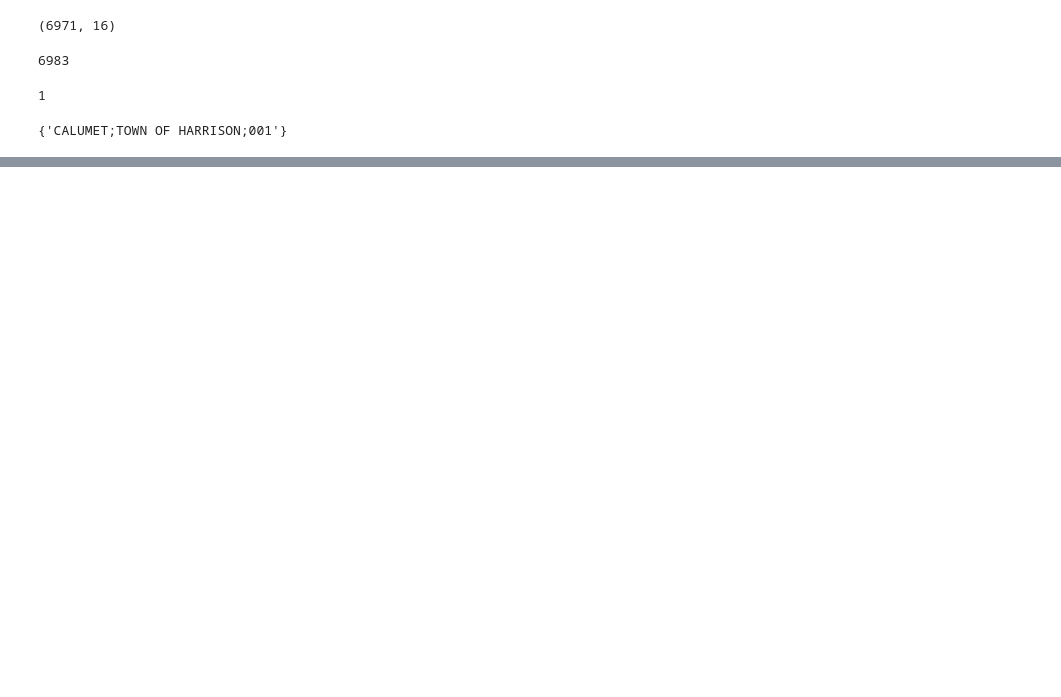
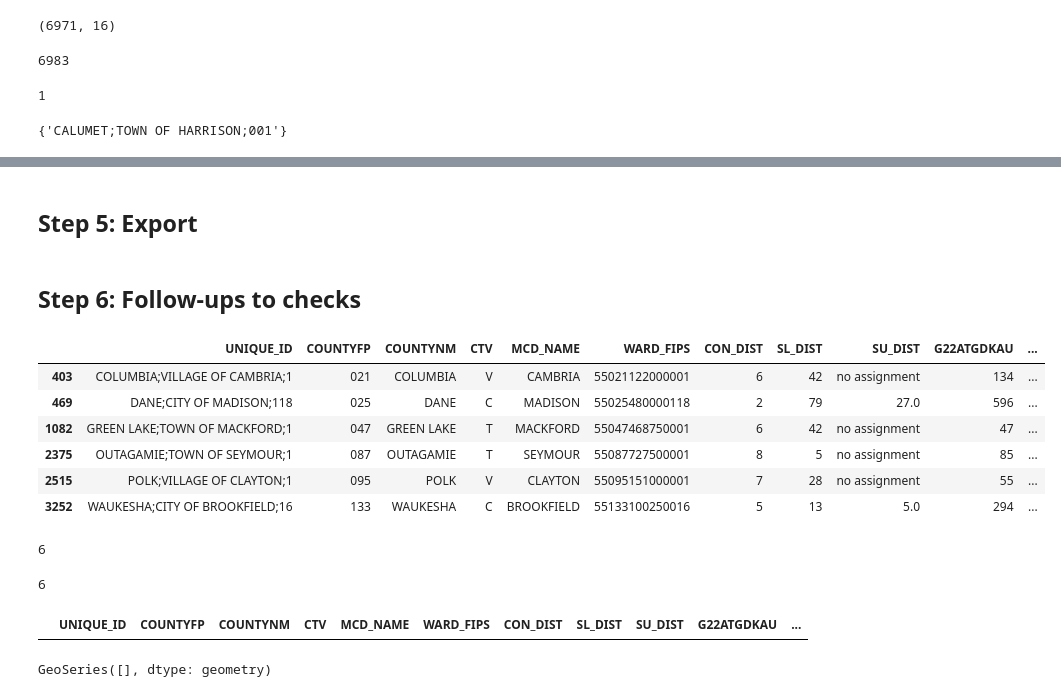
Before and after one commit to nonpartisan-redistricting-datahub/pber_collection, a Jupyter notebook: WI/2022/wi_pber_v0.ipynb, the cells around one changed output, grey strips where cells are left out. Saved outputs shown, nothing was run; the diff lists cells and outputs as text; code cells hidden in the pictures; blank space fills up the shorter version.

```diff
--- a/WI/2022/wi_pber_v0.ipynb
+++ b/WI/2022/wi_pber_v0.ipynb
@@ -407,0 +284,25 @@ test_merge.merge(ru_gdf, how="outer", left_on="county_mcd_ward", right_on="RU_as
+# %%
+#Step 1: Join gdf<>df
+from wi_2022_pber_column_dict import script_prod_copy_col_dict
+er_gdf_merge = ru_gdf.merge(erdf_all, how="outer", left_on="RU_assignment", right_on="county_mcd_ward", suffixes=("_test_merge", "_ru_gdf"))
+er_gdf_merge = er_gdf_merge.rename(columns=script_prod_copy_col_dict)
+
+#Step 2: Filter columns + polish new gdf
+election_cols =sorted(list(er_gdf_merge.columns[er_gdf_merge.columns.str.startswith("G")]))
+print(election_cols)
+er_gdf_merge["UNIQUE_ID"] = er_gdf_merge["RU_assignment"]
+er_gdf_merge["COUNTYFP"] = er_gdf_merge["CNTY_FIPS"].str.slice(start=2)
+er_gdf_merge["COUNTYNM"] = er_gdf_merge["county"]
+
+gdf = er_gdf_merge[['UNIQUE_ID','COUNTYFP',"COUNTYNM",'CTV','MCD_NAME','WARD_FIPS',"CON_DIST","SL_DIST","SU_DIST"] + election_cols + ["geometry"]]
+
+assert (gdf[election_cols][gdf["UNIQUE_ID"].isna()].sum()==0).all()
+#See readme for why 'EAU CLAIRE;CITY OF EAU CLAIRE;73', (zero votes) has no geometry and is fine to cut out
+gdf = gdf[~gdf["geometry"].isna()].fillna(0)
+
+#Check that no candidate names are not getting assignments
+print(list(er_gdf_merge.columns[~er_gdf_merge.columns.str.startswith("G")]))
+
+gdf.loc[gdf["CON_DIST"]==0.0, "CON_DIST"] = "no assignment"
+gdf.loc[gdf["SU_DIST"]==0.0, "SU_DIST"] = "no assignment"
+gdf.loc[gdf["SL_DIST"]==0.0, "SL_DIST"] = "no assignment"
@@ -407,0 +531,2 @@ test_merge.merge(ru_gdf, how="outer", left_on="county_mcd_ward", right_on="RU_as
+# %% [markdown]
+## Step 5: Export
@@ -407,0 +539,20 @@ test_merge.merge(ru_gdf, how="outer", left_on="county_mcd_ward", right_on="RU_as
+# %% [markdown]
+## Step 6: Follow-ups to checks
+# %%
+gdf[~gdf["geometry"].is_valid]
+# %% [output]
+|  | UNIQUE_ID | COUNTYFP | COUNTYNM | CTV | MCD_NAME | WARD_FIPS | CON_DIST | SL_DIST | SU_DIST | G22ATGDKAU | ... |
+| 403 | COLUMBIA;VILLAGE OF CAMBRIA;1 | 021 | COLUMBIA | V | CAMBRIA | 55021122000001 | 6 | 42 | no assignment | 134 | ... |
+| 469 | DANE;CITY OF MADISON;118 | 025 | DANE | C | MADISON | 55025480000118 | 2 | 79 | 27.0 | 596 | ... |
+| 1082 | GREEN LAKE;TOWN OF MACKFORD;1 | 047 | GREEN LAKE | T | MACKFORD | 55047468750001 | 6 | 42 | no assignment | 47 | ... |
+| 2375 | OUTAGAMIE;TOWN OF SEYMOUR;1 | 087 | OUTAGAMIE | T | SEYMOUR | 55087727500001 | 8 | 5 | no assignment | 85 | ... |
+| 2515 | POLK;VILLAGE OF CLAYTON;1 | 095 | POLK | V | CLAYTON | 55095151000001 | 7 | 28 | no assignment | 55 | ... |
+| 3252 | WAUKESHA;CITY OF BROOKFIELD;16 | 133 | WAUKESHA | C | BROOKFIELD | 55133100250016 | 5 | 13 | 5.0 | 294 | ... |
+# %%
+gdf[~gdf["geometry"].is_valid].shape[0]
+# %% [output]
+6
+# %%
+ru_gdf[~ru_gdf["geometry"].is_valid].shape[0]
+# %% [output]
+6
@@ -407,0 +562,8 @@ test_merge.merge(ru_gdf, how="outer", left_on="county_mcd_ward", right_on="RU_as
+# %%
+clean[~clean["geometry"].is_valid]
+# %% [output]
+|  | UNIQUE_ID | COUNTYFP | COUNTYNM | CTV | MCD_NAME | WARD_FIPS | CON_DIST | SL_DIST | SU_DIST | G22ATGDKAU | ... |
+# %%
+clean[~clean.is_valid]
+# %% [output]
+GeoSeries([], dtype: geometry)
```
Also changed, not shown: parts of 38 cells of this notebook.
